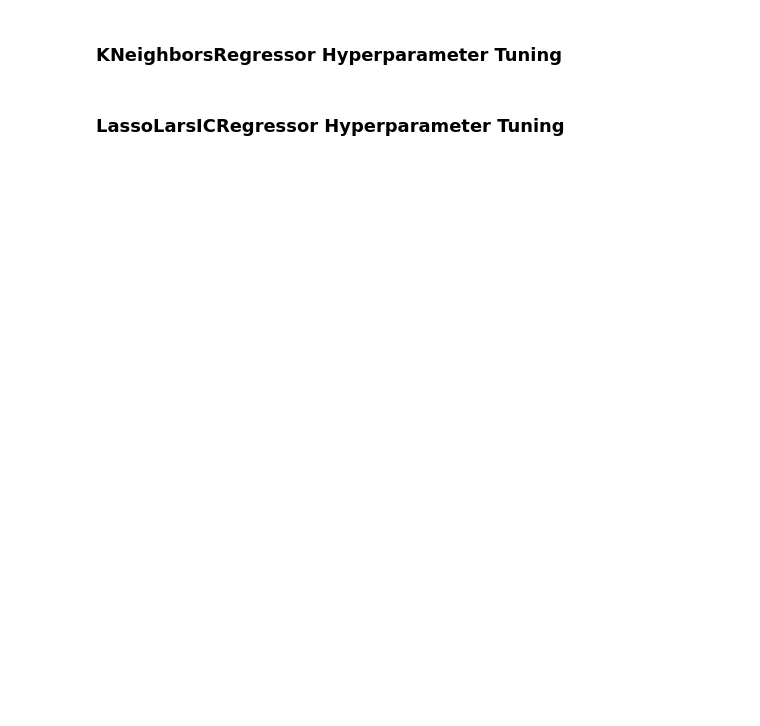
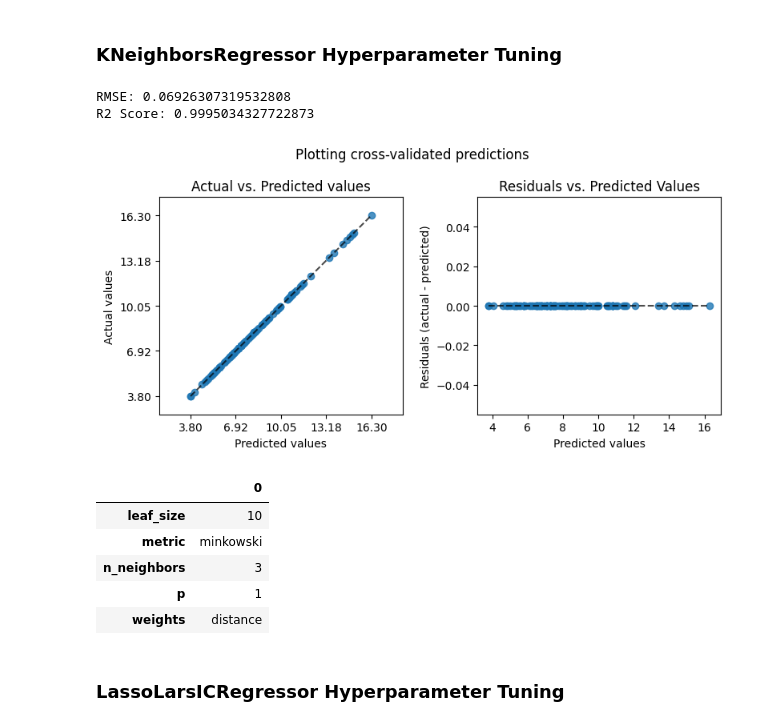
Before and after one commit to masaver/brist1d, a Jupyter notebook: reports/rendering-1/04-modelling/02-model-2/05-hyperparameter-tuning.ipynb, the cells around one changed output. Cells and saved outputs as stored; diff of their text form; code cells hidden in the pictures; blank space fills up the shorter version.

```diff
--- a/reports/rendering-1/04-modelling/02-model-2/05-hyperparameter-tuning.ipynb
+++ b/reports/rendering-1/04-modelling/02-model-2/05-hyperparameter-tuning.ipynb
@@ -62,12 +68,38 @@ OrderedDict([('early_stopping', True),
 # %% [markdown]
 ### KNeighborsRegressor Hyperparameter Tuning
 # %%
-from src.features.tuners import KNeighborsHyperparameterTuner
+from sklearn.neighbors import KNeighborsRegressor
+from skopt.space import Integer, Categorical
+from helpers import tune_hyperparameters
 
-tuner = KNeighborsHyperparameterTuner(search_space='custom')
-tuner.fit(X_train, y_train, X_augmented_val, y_augmented_val)
-tuner.show_chart()
-tuner.get_params()
+search_space = {
+    'n_neighbors': Integer(3, 15),
+    'weights': Categorical(['uniform', 'distance']),
+    'p': Categorical([1, 2]),
+    'metric': Categorical(['minkowski', 'euclidean', 'chebyshev']),
+    'leaf_size': Integer(10, 50),
+}
+
+model = KNeighborsRegressor(n_jobs=-1)
+_, best_params = tune_hyperparameters(
+    model, search_space,
+    X_train, y_train,
+    X_augmented, y_augmented,
+    num_iter=50, n_splits=5,
+    verbose=False, show_results=True
+)
+
+pd.DataFrame(best_params, index=[0]).T
+# %% [output]
+RMSE: 0.06926307319532808
+R2 Score: 0.9995034327722873
+[figure, added]
+|  | 0 |
+| leaf_size | 10 |
+| metric | minkowski |
+| n_neighbors | 3 |
+| p | 1 |
+| weights | distance |
 # %% [markdown]
 ### LassoLarsICRegressor Hyperparameter Tuning
 # %%
```
Also changed, not shown: parts of 5 cells of this notebook, 3 other files.
